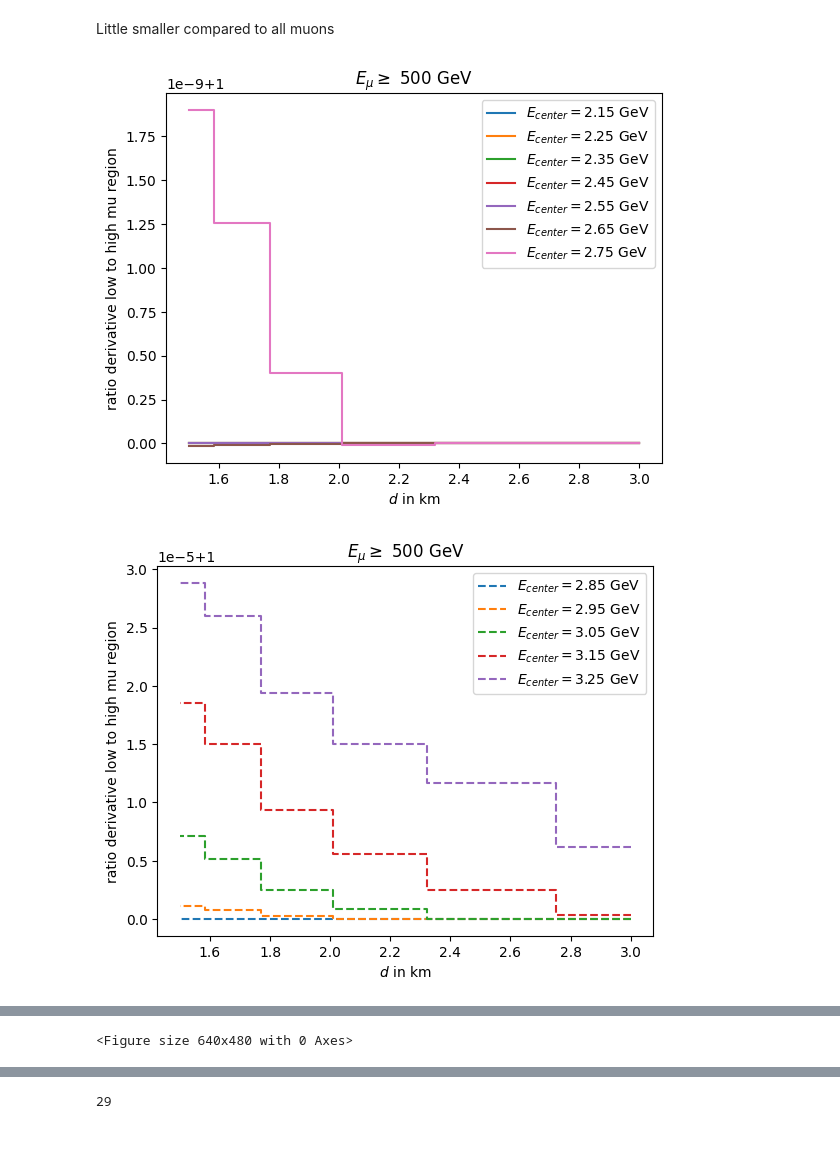
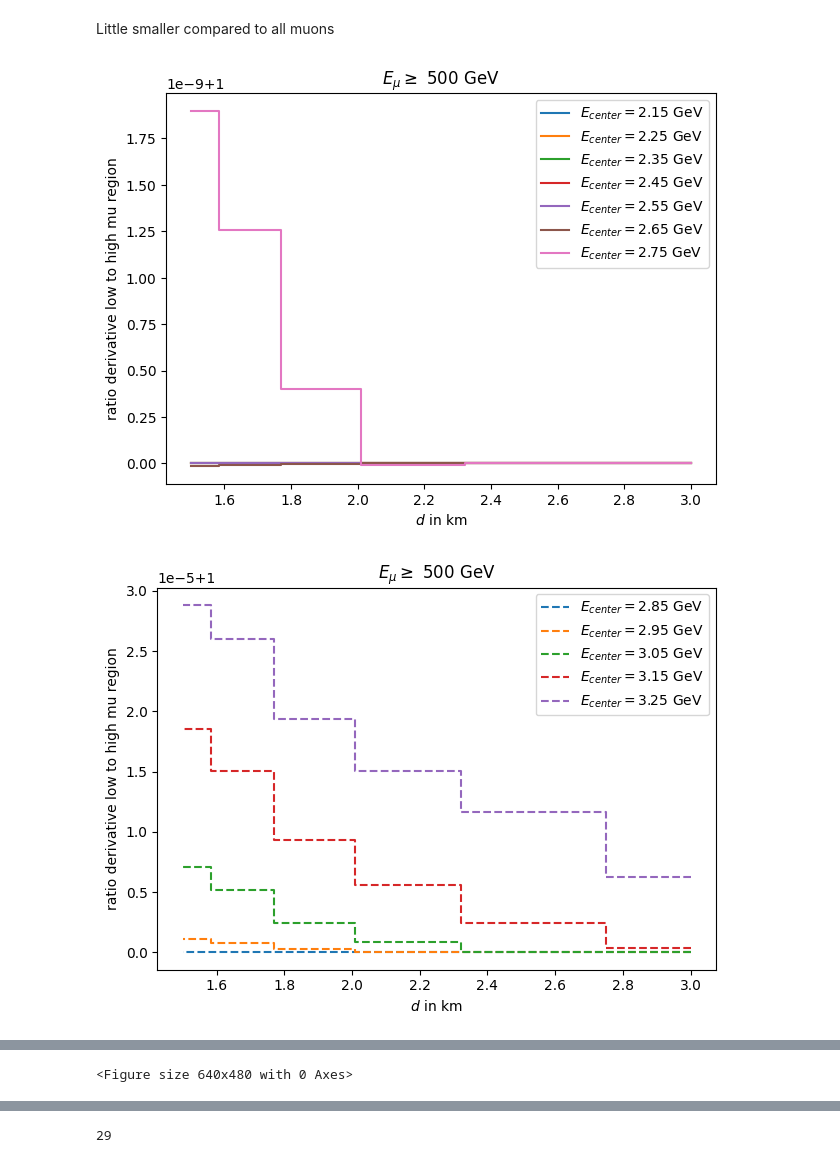
Before and after one commit to karohymon/cs-analysis, a Jupyter notebook: IceCube_diffuse_underground_bundles/slope_param_kaoncs.ipynb, the cells around one changed output, grey strips where cells are left out. Cells and saved outputs as stored; diff of their text form; code cells hidden in the pictures.

```diff
--- a/IceCube_diffuse_underground_bundles/slope_param_kaoncs.ipynb
+++ b/IceCube_diffuse_underground_bundles/slope_param_kaoncs.ipynb
@@ -248,8 +255,9 @@ plt.xlabel('$d$ in km')
 
 #plt.xlabel('log(mean pion energy per bin / GeV)  ')
 plt.legend()
+plt.tight_layout()
+plt.title('$E_{\mu}\geq $ 500 GeV')
 plt.savefig(plot_dir + 'cs_k_energybintest_powerlawderiv_ratio-to-def_slantdepth_ebin_bin1-7_threshold.png')
-plt.title('$E_{\mu}\geq $ 500 GeV')
 plt.show()
 plt.clf()
 
@@ -263,6 +271,7 @@ plt.title('$E_{\mu}\geq $ 500 GeV')
 
 #plt.xlabel('log(mean pion energy per bin / GeV)  ')
 plt.legend()
+plt.tight_layout()
 plt.savefig(plot_dir + 'cs_k_energybintest_powerlawderiv_ratio-to-def_slantdepth_ebin_bin8-12_threshold.png')
 plt.show()
 plt.clf()
@@ -276,6 +285,7 @@ plt.title('$E_{\mu}\geq $ 500 GeV')
 
 #plt.xlabel('log(mean pion energy per bin / GeV)  ')
 plt.legend()
+plt.tight_layout()
 plt.savefig(plot_dir + 'cs_k_energybintest_powerlawderiv_ratio-to-def_slantdepth_ebin_bin12-17_threshold.png')
 plt.show()
 plt.clf()
@@ -283,32 +293,34 @@ plt.clf()
 
 for en in range(len(e_center[0:5])):
 
     plt.plot(sl,(deriv_mod_sl_500[:,en+17,0]/deriv_mod_sl_500[:,en+17,1])/def_ratio_sl_500,label="$E_{center}=$" + str(np.round(e_center[en+17],decimals=2)) + " GeV",drawstyle='steps-mid',ls='--')
 plt.ylabel('ratio derivative low to high mu region')
 plt.xlabel('$d$ in km')
 plt.title('$E_{\mu}\geq $ 500 GeV')
 
 plt.ylim([0.99990,1.0010])
 #plt.xlabel('log(mean pion energy per bin / GeV)  ')
 plt.legend()
+plt.tight_layout()
 plt.savefig(plot_dir + 'cs_k_energybintest_powerlawderiv_ratio-to-def_slantdepth_ebin_bin17-22_threshold.png')
 plt.show()
 plt.clf()
 
 for en in range(len(e_center[0:5])):
 
     plt.plot(sl,(deriv_mod_sl_500[:,en+22,0]/deriv_mod_sl_500[:,en+22,1])/def_ratio_sl_500,label="$E_{center}=$" + str(np.round(e_center[en+22],decimals=2)) + " GeV",drawstyle='steps-mid',ls='--')
 plt.ylabel('ratio derivative low to high mu region')
 plt.xlabel('$d$ in km')
 plt.title('$E_{\mu}\geq $ 500 GeV')
 
 #plt.xlabel('log(mean pion energy per bin / GeV)  ')
 plt.legend()
+plt.tight_layout()
 plt.savefig(plot_dir + 'cs_k_energybintest_powerlawderiv_ratio-to-def_slantdepth_ebin_bin22-27_threshold.png')
 
 plt.ylim([0.99990,1.0010])
 plt.clf()
 plt.show()
 # %% [output]
-[figure, old version]
+[figure, new version]
-[figure, old version]
+[figure, new version]
```
Also changed, not shown: parts of 10 cells of this notebook, 2 other files.
